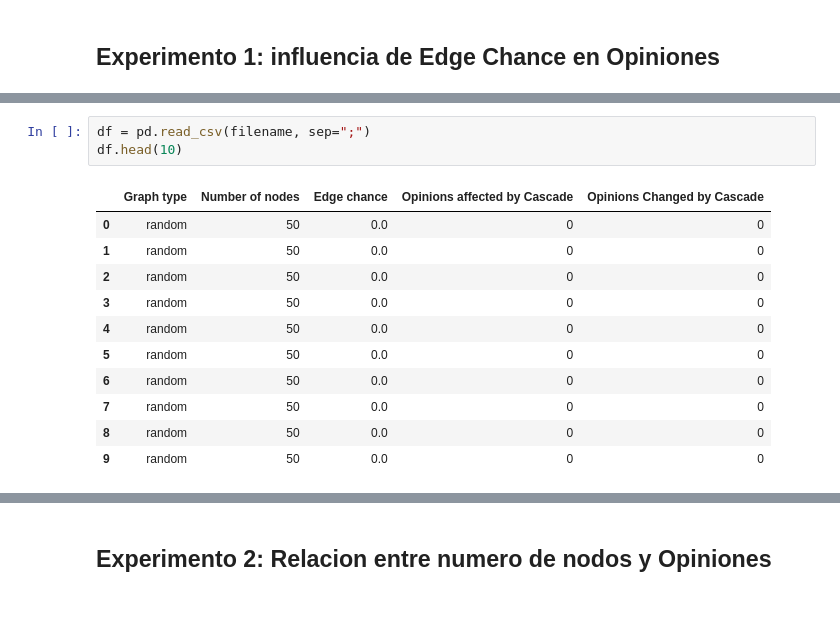
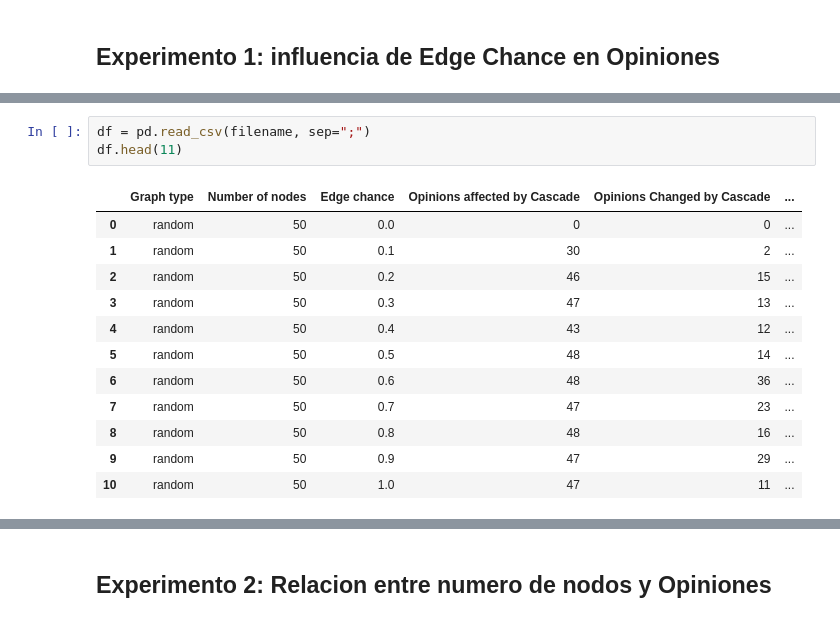
Before and after one commit to miguelalche/graph_information_cascades, a Jupyter notebook: Experimentacion.ipynb, the cells around one changed output, grey strips where cells are left out. Drawn from its saved outputs; the diff is of its cells as text.

```diff
--- a/Experimentacion.ipynb
+++ b/Experimentacion.ipynb
@@ -40,18 +22,19 @@ mantained his decisio
 # %%
 df = pd.read_csv(filename, sep=";")
-df.head(10)
+df.head(11)
 # %% [output]
-|  | Graph type | Number of nodes | Edge chance | Opinions affected by Cascade | Opinions Changed by Cascade |
-| 0 | random | 50 | 0.0 | 0 | 0 |
-| 1 | random | 50 | 0.0 | 0 | 0 |
-| 2 | random | 50 | 0.0 | 0 | 0 |
-| 3 | random | 50 | 0.0 | 0 | 0 |
-| 4 | random | 50 | 0.0 | 0 | 0 |
-| 5 | random | 50 | 0.0 | 0 | 0 |
-| 6 | random | 50 | 0.0 | 0 | 0 |
-| 7 | random | 50 | 0.0 | 0 | 0 |
-| 8 | random | 50 | 0.0 | 0 | 0 |
-| 9 | random | 50 | 0.0 | 0 | 0 |
+|  | Graph type | Number of nodes | Edge chance | Opinions affected by Cascade | Opinions Changed by Cascade | ... |
+| 0 | random | 50 | 0.0 | 0 | 0 | ... |
+| 1 | random | 50 | 0.1 | 30 | 2 | ... |
+| 2 | random | 50 | 0.2 | 46 | 15 | ... |
+| 3 | random | 50 | 0.3 | 47 | 13 | ... |
+| 4 | random | 50 | 0.4 | 43 | 12 | ... |
+| 5 | random | 50 | 0.5 | 48 | 14 | ... |
+| 6 | random | 50 | 0.6 | 48 | 36 | ... |
+| 7 | random | 50 | 0.7 | 47 | 23 | ... |
+| 8 | random | 50 | 0.8 | 48 | 16 | ... |
+| 9 | random | 50 | 0.9 | 47 | 29 | ... |
+| 10 | random | 50 | 1.0 | 47 | 11 | ... |
 # %%
 edgeChanceDf = df.copy()
 groupDf = edgeChanceDf.groupby("Edge chance").mean()
```
Also changed, not shown: parts of 14 cells of this notebook, 9 other files.
